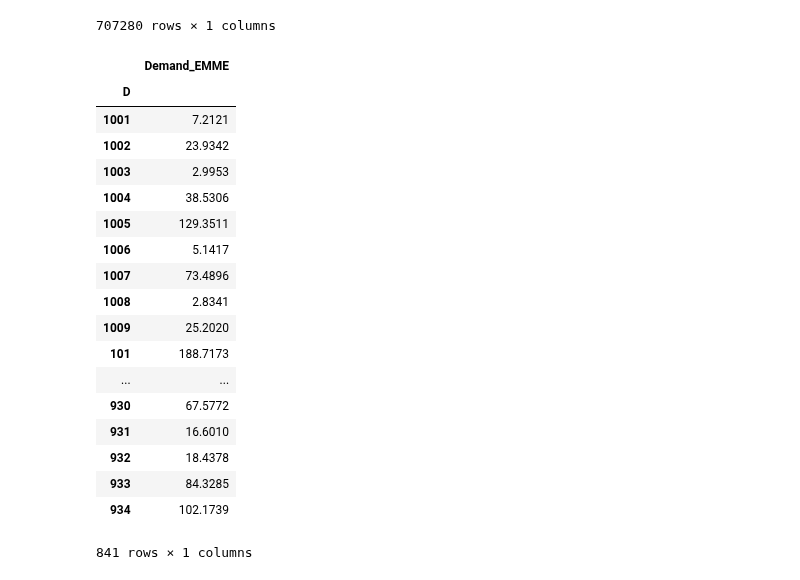
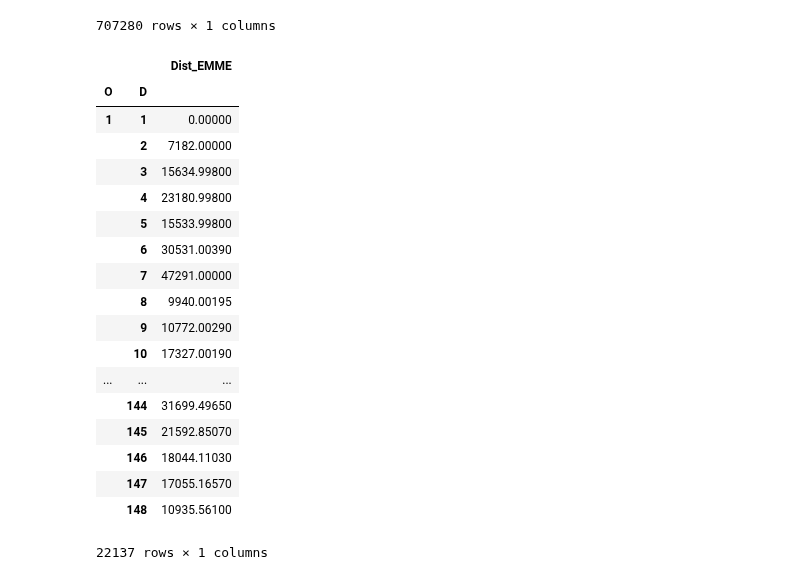
Before and after one commit to jabellcu/TPlanning_matrices, a Jupyter notebook: Matrix.ipynb, the cells around one changed output. Saved outputs shown, nothing was run; the diff lists cells and outputs as text; code cells hidden in the pictures.

```diff
--- a/Matrix.ipynb
+++ b/Matrix.ipynb
@@ -445,28 +430,29 @@ DEMMAND
 |  | 1911 | 15.4561 |
 |  | 1912 | 557.1537 |
 707280 rows × 1 columns
-# %%
-DEMMAND.TD
-# %% [output]
-|  | Demand_EMME |
-| D |  |
-| 1001 | 7.2121 |
-| 1002 | 23.9342 |
-| 1003 | 2.9953 |
-| 1004 | 38.5306 |
-| 1005 | 129.3511 |
-| 1006 | 5.1417 |
-| 1007 | 73.4896 |
-| 1008 | 2.8341 |
-| 1009 | 25.2020 |
-| 101 | 188.7173 |
-| ... | ... |
-| 930 | 67.5772 |
-| 931 | 16.6010 |
-| 932 | 18.4378 |
-| 933 | 84.3285 |
-| 934 | 102.1739 |
-841 rows × 1 columns
+# %%
+DIST = Matrix.read_EMME('Dist_EMME.txt')
+DIST
+# %% [output]
+|  |  | Dist_EMME |
+| O | D |  |
+| 1 | 1 | 0.00000 |
+|  | 2 | 7182.00000 |
+|  | 3 | 15634.99800 |
+|  | 4 | 23180.99800 |
+|  | 5 | 15533.99800 |
+|  | 6 | 30531.00390 |
+|  | 7 | 47291.00000 |
+|  | 8 | 9940.00195 |
+|  | 9 | 10772.00290 |
+|  | 10 | 17327.00190 |
+| ... | ... | ... |
+|  | 144 | 31699.49650 |
+|  | 145 | 21592.85070 |
+|  | 146 | 18044.11030 |
+|  | 147 | 17055.16570 |
+|  | 148 | 10935.56100 |
+22137 rows × 1 columns
 # %%
 import random
 
```
Also changed, not shown: parts of 7 cells of this notebook, 4 other files.
